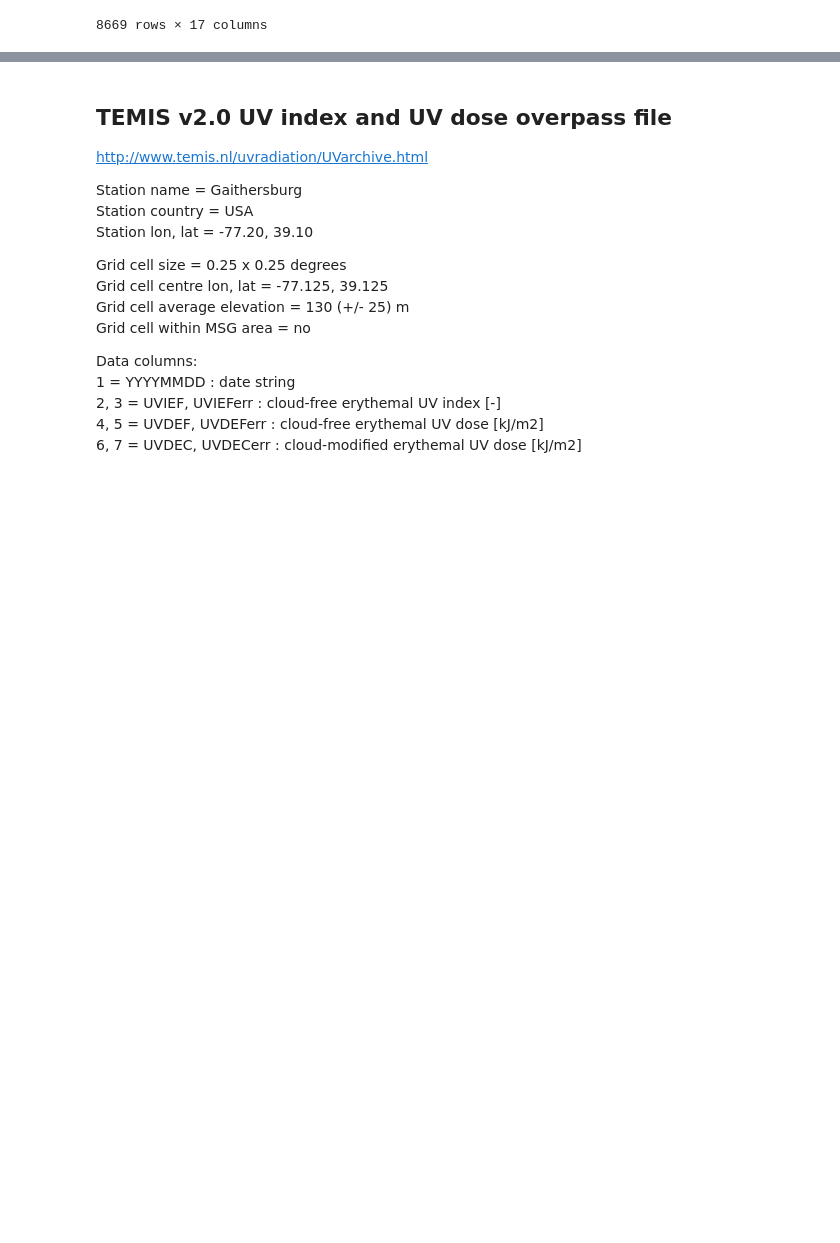
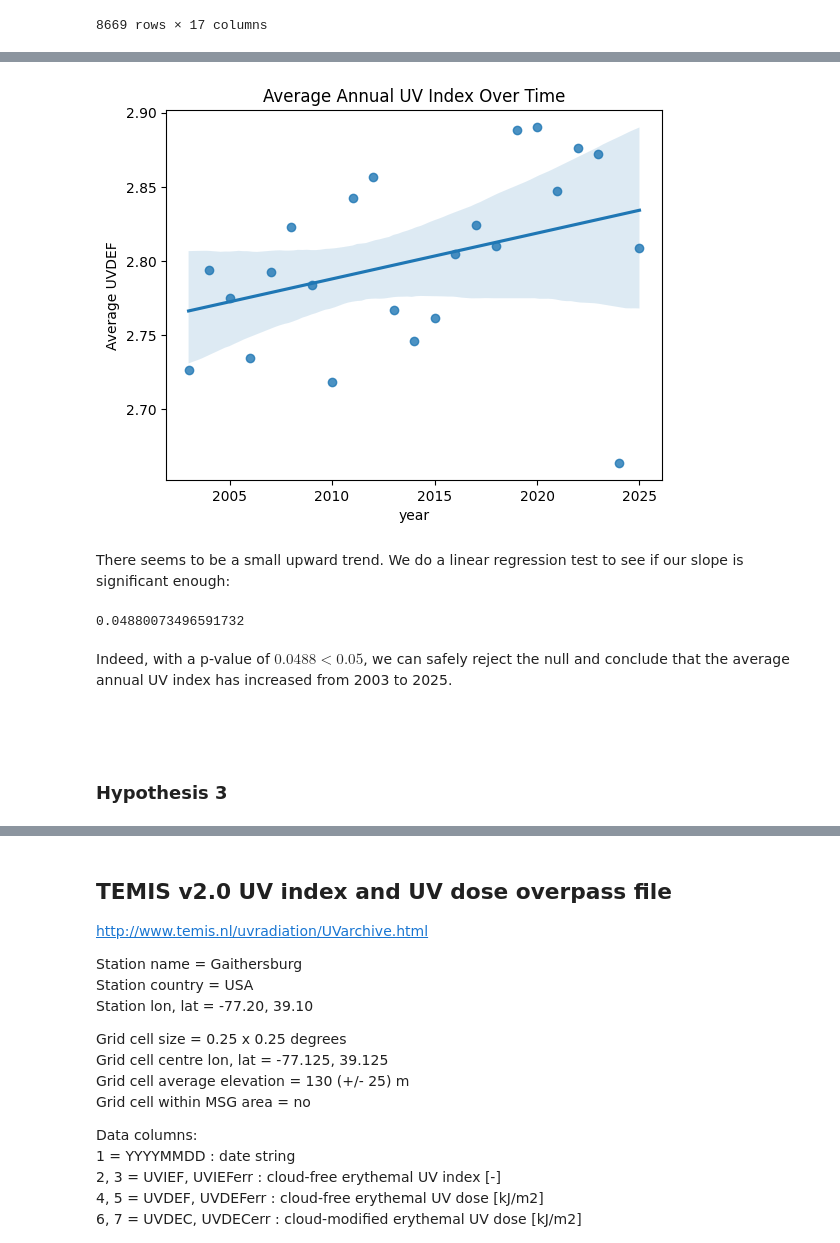
Before and after one commit to mrybak06/cmsc320-project, a Jupyter notebook: uv_Gaithersburg_USA_jupyter.ipynb, the cells around one changed output, grey strips where cells are left out. Saved outputs shown, nothing was run; the diff lists cells and outputs as text; code cells hidden in the pictures; blank space fills up the shorter version.

```diff
--- a/uv_Gaithersburg_USA_jupyter.ipynb
+++ b/uv_Gaithersburg_USA_jupyter.ipynb
@@ -44,0 +163,6 @@ memory usage: 1.1+ MB
+# %%
+hypo2_df = df
+
+hypo2_df["year"] = hypo2_df["YYYYMMDD"].dt.year
+hypo2_df = hypo2_df[~hypo2_df["year"].isin([2002, 2026])]
+hypo2_df
@@ -44,0 +183,26 @@ memory usage: 1.1+ MB
+# %%
+import seaborn as sns
+
+yearly_uv = hypo2_df.groupby("year")["UVDEF"].mean().reset_index()
+sns.regplot(x="year", y="UVDEF", data=yearly_uv, ci=95)
+plt.title("Average Annual UV Index Over Time")
+plt.ylabel("Average UVDEF")
+plt.show()
+# %% [output]
+[figure, added]
+# %% [markdown]
+There seems to be a small upward trend. We do a linear regression test to see if our slope is significant enough:
+# %%
+from scipy.stats import linregress
+
+result = linregress(yearly_uv["year"], yearly_uv["UVDEF"], alternative="greater")
+
+display(result.pvalue)
+# %% [output]
+0.04880073496591732
+# %% [markdown]
+Indeed, with a p-value of $0.0488 < 0.05$, we can safely reject the null and conclude that the average annual UV index has increased from 2003 to 2025.
+# %% [markdown]
+<br> <!-- to make space -->
+# %% [markdown]
+### Hypothesis 3
```
Also changed, not shown: parts of 34 cells of this notebook.
